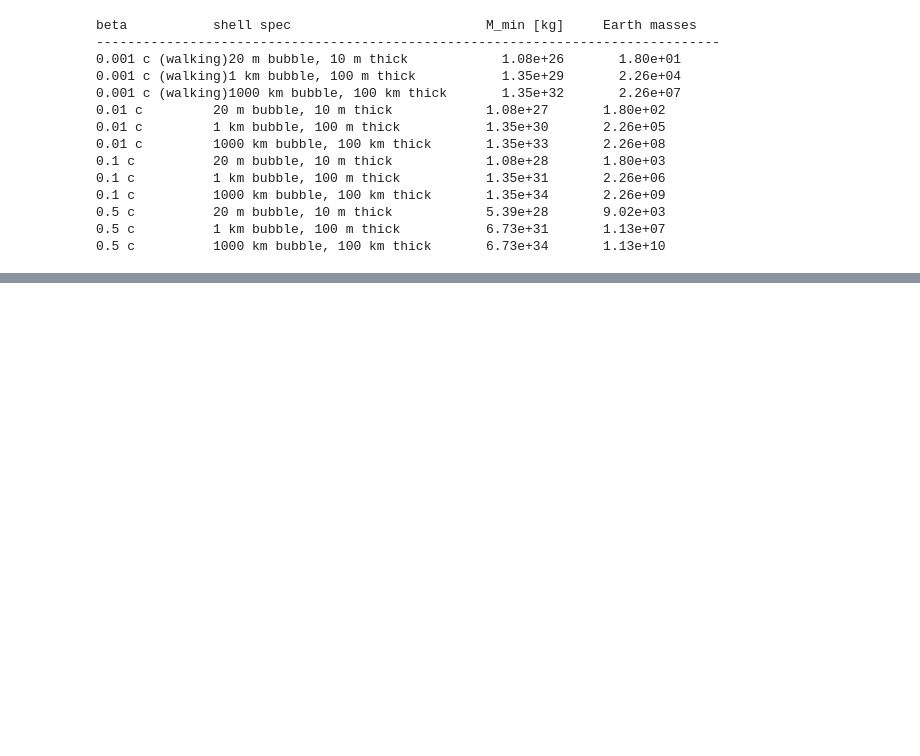
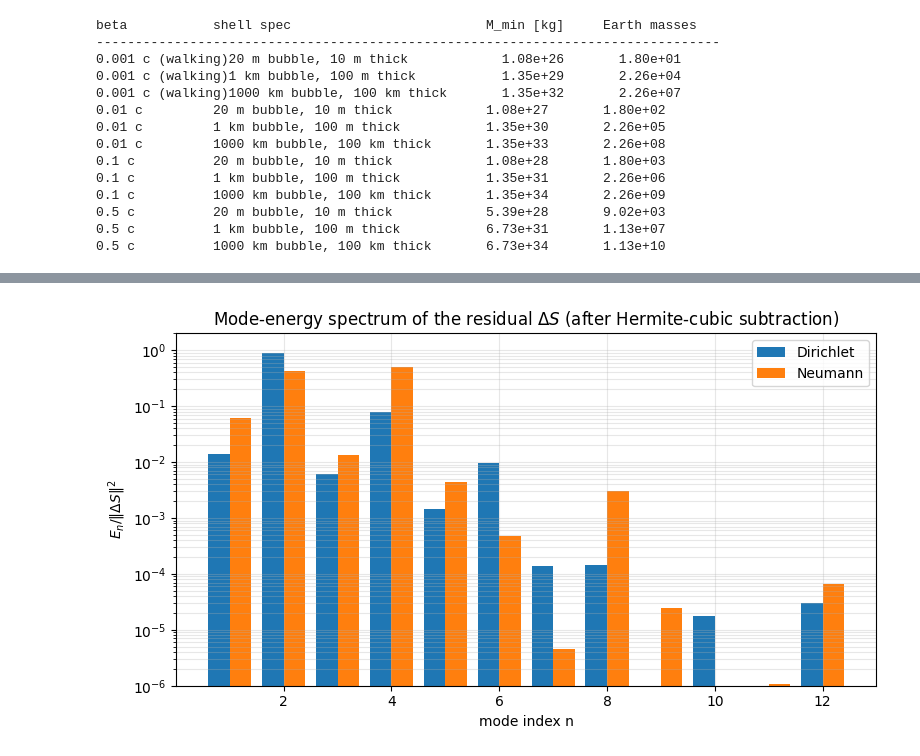
Before and after one commit to bshepp/alcubierre, a Jupyter notebook: matter_shell.ipynb, the cells around one changed output, grey strips where cells are left out. Saved outputs shown, nothing was run; the diff lists cells and outputs as text; code cells hidden in the pictures; blank space fills up the shorter version.

```diff
--- a/matter_shell.ipynb
+++ b/matter_shell.ipynb
@@ -474,0 +933,22 @@ These are flagged in `ROADMAP.md` Phase 2A.
+# %%
+# §9.4 - Spectrum plot for dS in both bases (compare visually to §8 spectrum).
+fig, ax = plt.subplots(1, 1, figsize=(8, 4.5))
+
+ns_D = np.arange(1, len(E_dS_D)+1)
+ns_N = np.arange(1, len(E_dS_N)+1)
+
+# Use absolute E_n to avoid log-of-zero issues
+ax.bar(ns_D - 0.2, np.maximum(E_dS_D, 1e-20) / dS_norm2, width=0.4,
+       color='C0', label='Dirichlet')
+ax.bar(ns_N + 0.2, np.maximum(E_dS_N, 1e-20) / dS_norm2, width=0.4,
+       color='C1', label='Neumann')
+ax.set_xlabel('mode index n')
+ax.set_ylabel(r'$E_n / \|\Delta S\|^2$')
+ax.set_title(r'Mode-energy spectrum of the residual $\Delta S$ (after Hermite-cubic subtraction)')
+ax.set_yscale('log')
+ax.set_ylim(1e-6, 2)
+ax.grid(alpha=0.3, which='both')
+ax.legend()
+plt.tight_layout(); plt.show()
+# %% [output]
+[figure, added]
```
Also changed, not shown: parts of 12 cells of this notebook, 41 other files.
